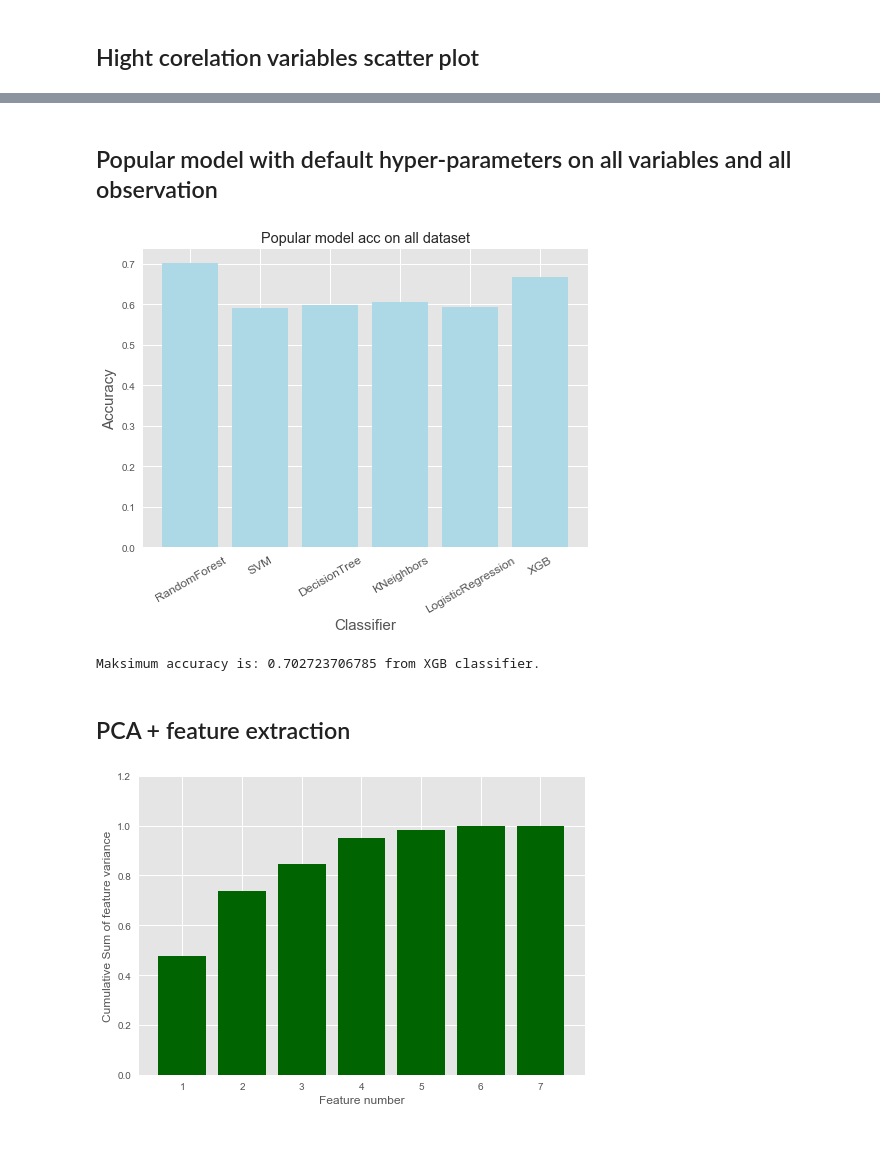
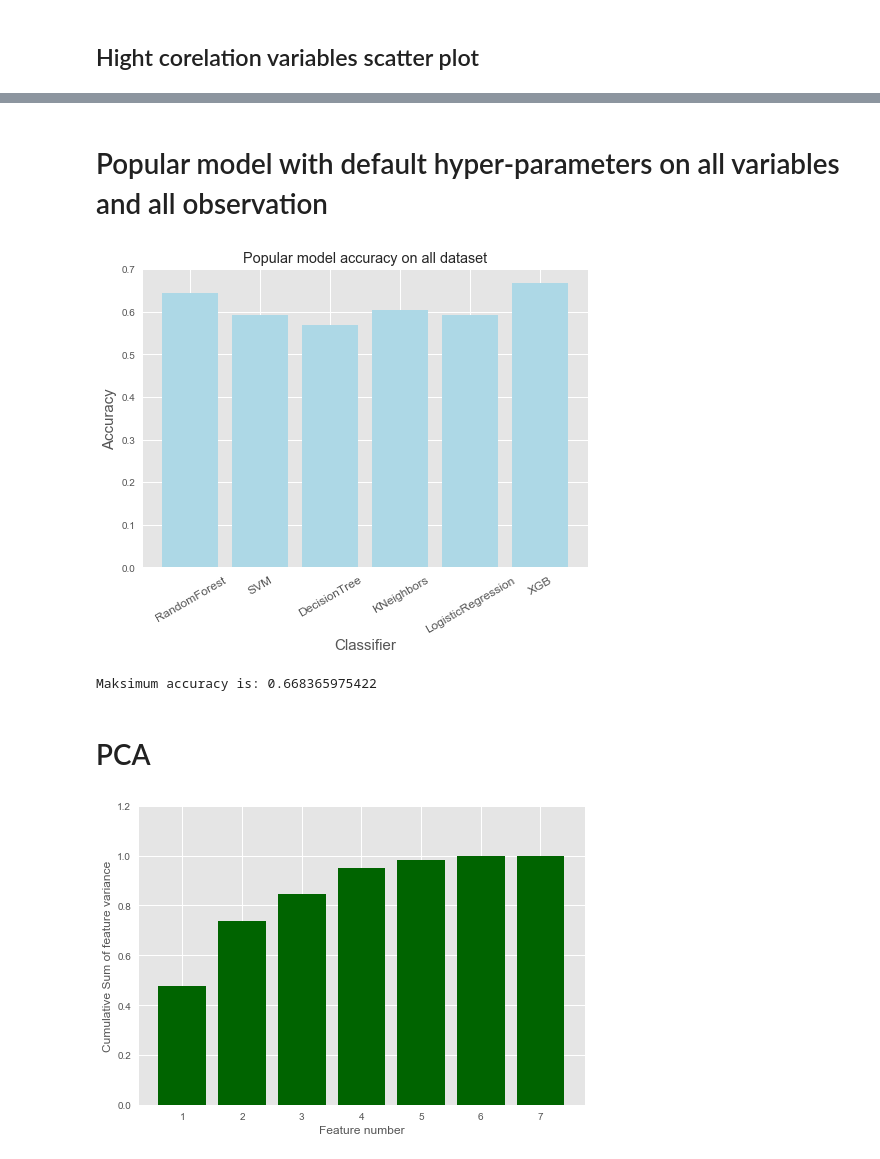
Before and after one commit to danielponikowski/Python, a Jupyter notebook: GlassDataset.ipynb, the cells around one changed output, grey strips where cells are left out. Drawn from its saved outputs; the diff is of its cells as text; code cells hidden in the pictures.

```diff
--- a/GlassDataset.ipynb
+++ b/GlassDataset.ipynb
@@ -17,7 +17,7 @@ from xgboost import XGBClassifier
 # %% [markdown]
 ## Loading dataset
 # %%
-glass = pd.read_csv("glass.csv",names=["ID","RI","Na","MG","Al","Si","K","Ca","Ba","Fe","type"])
+glass = pd.read_csv("glass.csv",names=["ID","RI","Na","Mg","Al","Si","K","Ca","Ba","Fe","type"])
 target = glass["type"]
 glass = glass.drop(["ID"], axis=1)
 glass = glass.drop(["type"], axis=1)
@@ -67,5 +78,5 @@ plt.show()
 # %% [markdown]
-## Popular model with default hyper-parameters on all variables and all observation
+# Popular model with default hyper-parameters on all variables and all observation
 # %%
 rf = RandomForestClassifier()
 score_rf = cross_val_score(estimator=rf,cv=7,X=glass,y=target)
@@ -87,23 +98,23 @@ score_xgb = cross_val_score(estimator=xgb,cv=7,X=glass,y=target)
 # %%
 scores = [np.mean(score_rf),np.mean(score_svm),np.mean(score_tree),np.mean(score_neighboor),
           np.mean(score_log_reg),np.mean(score_xgb)]
 label = ["RandomForest","SVM","DecisionTree","KNeighbors","LogisticRegression","XGB"]
 index = np.arange(len(label))
 
 plt.style.use("ggplot")
 plt.bar(index, scores, color = "lightblue")
 plt.xlabel('Classifier', fontsize=15)
 plt.ylabel('Accuracy', fontsize=15)
 plt.xticks(index, label, fontsize=12, rotation=30)
-plt.title("Popular model acc on all dataset")
+plt.title("Popular model accuracy on all dataset")
 plt.show()
 
-print("Maksimum accuracy is: " + str(max(scores)) + " from " + str(label[5]) + " classifier.")
+print("Maksimum accuracy is: " + str(max(scores)))
 # %% [output]
-[figure, old version]
+[figure, new version]
-Maksimum accuracy is: 0.702723706785 from XGB classifier.
+Maksimum accuracy is: 0.668365975422
 # %% [markdown]
-## PCA + feature extraction
+# PCA
 # %%
 PCA_transf = PCA(n_components=7)
 glass_PCA = PCA_transf.fit_transform(glass)
```
Also changed, not shown: parts of 22 cells of this notebook, 1 other file.
